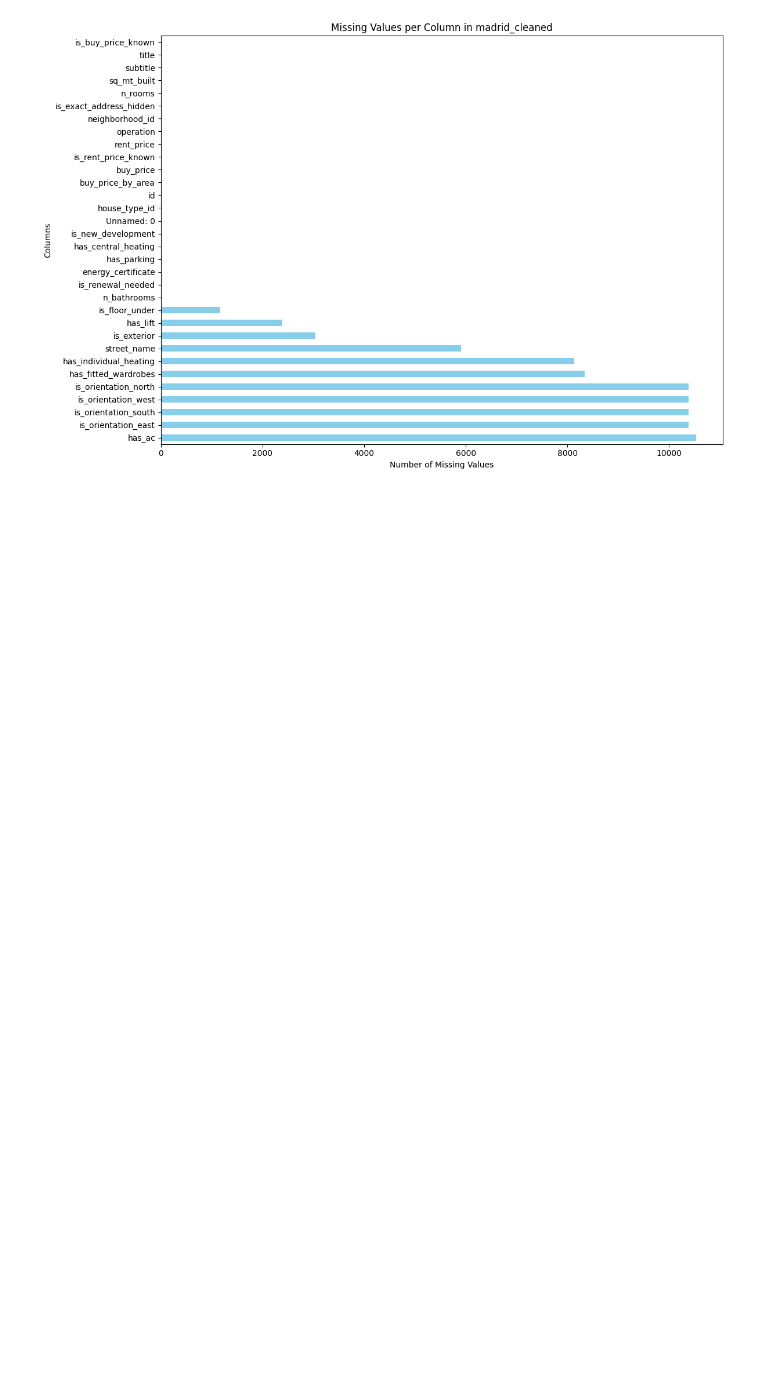
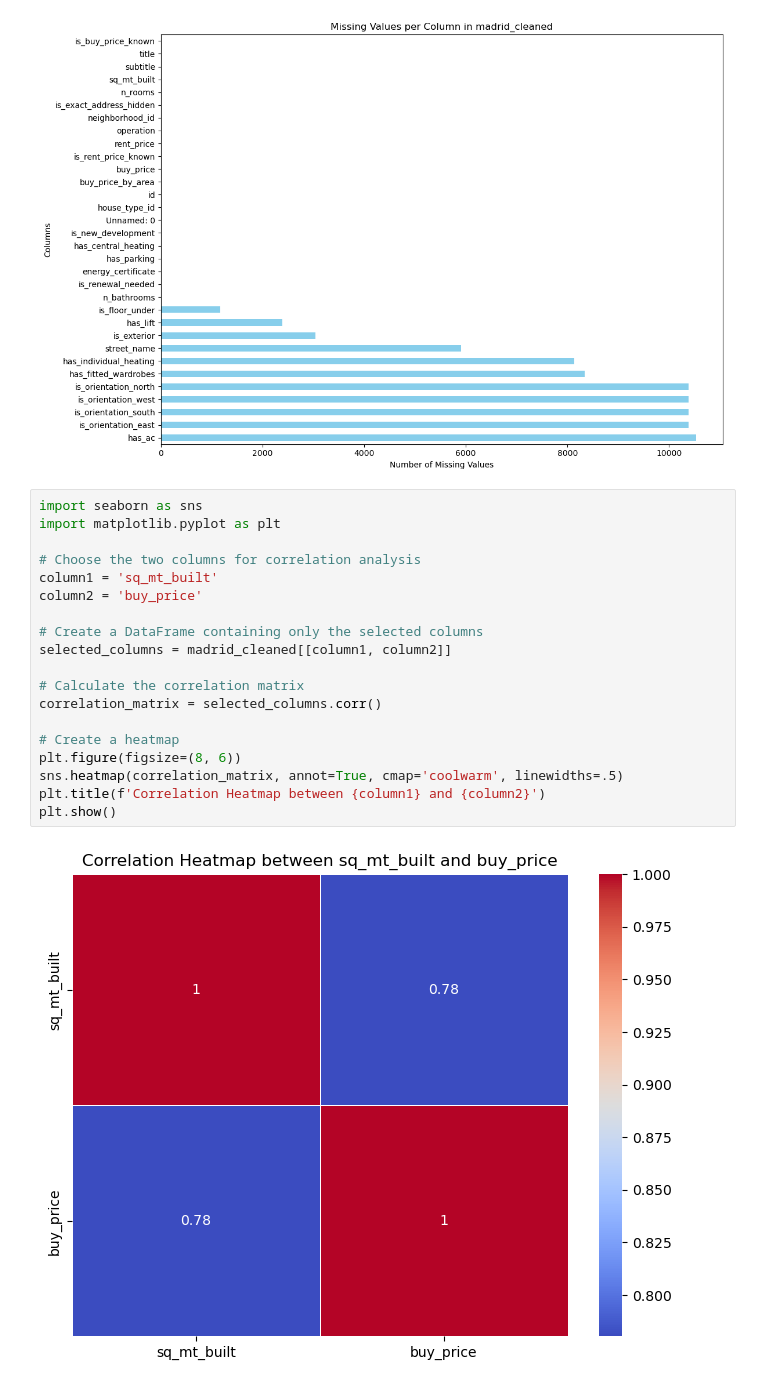
Before and after one commit to Fidel-Leanne/dataAnalysis, a Jupyter notebook: Analysis/realEstate.ipynb, the cells around one changed output. Cells and saved outputs as stored; diff of their text form; blank space fills up the shorter version.

Commit message:
Made the data visualisation

```diff
--- a/Analysis/realEstate.ipynb
+++ b/Analysis/realEstate.ipynb
@@ -289,3 +294,24 @@ plt.tight_layout()
 plt.show()
 # %% [output]
 [figure]
+# %%
+import seaborn as sns
+import matplotlib.pyplot as plt
+
+# Choose the two columns for correlation analysis
+column1 = 'sq_mt_built'
+column2 = 'buy_price'
+
+# Create a DataFrame containing only the selected columns
+selected_columns = madrid_cleaned[[column1, column2]]
+
+# Calculate the correlation matrix
+correlation_matrix = selected_columns.corr()
+
+# Create a heatmap
+plt.figure(figsize=(8, 6))
+sns.heatmap(correlation_matrix, annot=True, cmap='coolwarm', linewidths=.5)
+plt.title(f'Correlation Heatmap between {column1} and {column2}')
+plt.show()
+# %% [output]
+[figure, added]
```
Also changed, not shown: parts of 8 cells of this notebook.
